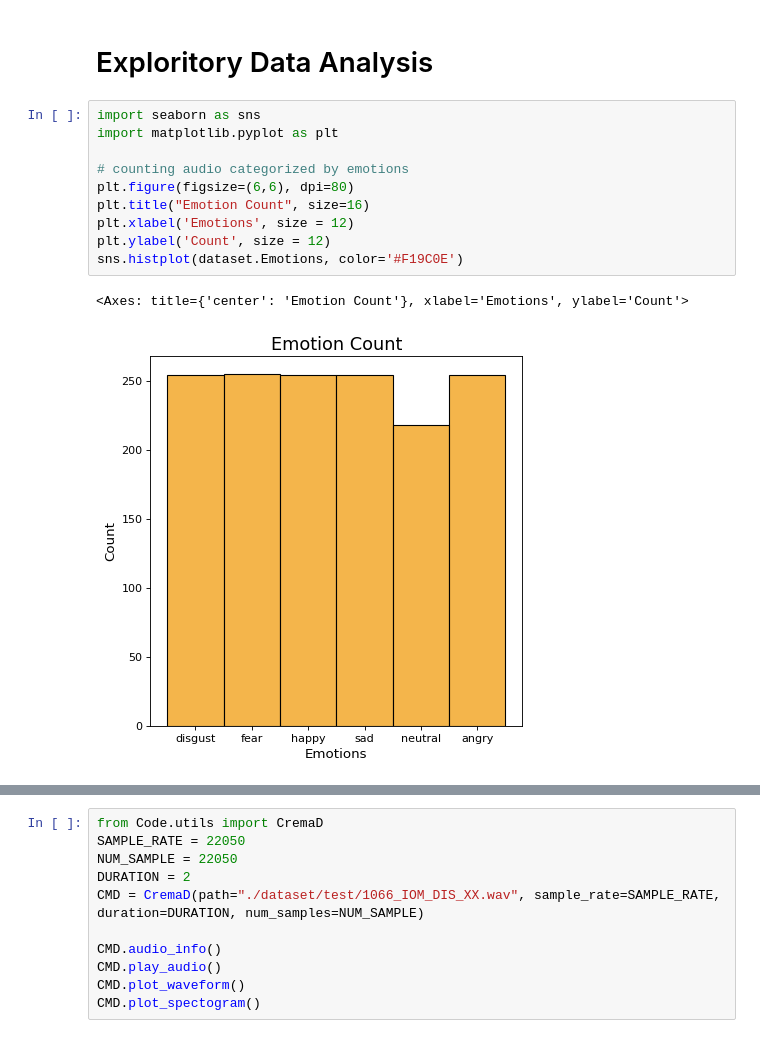
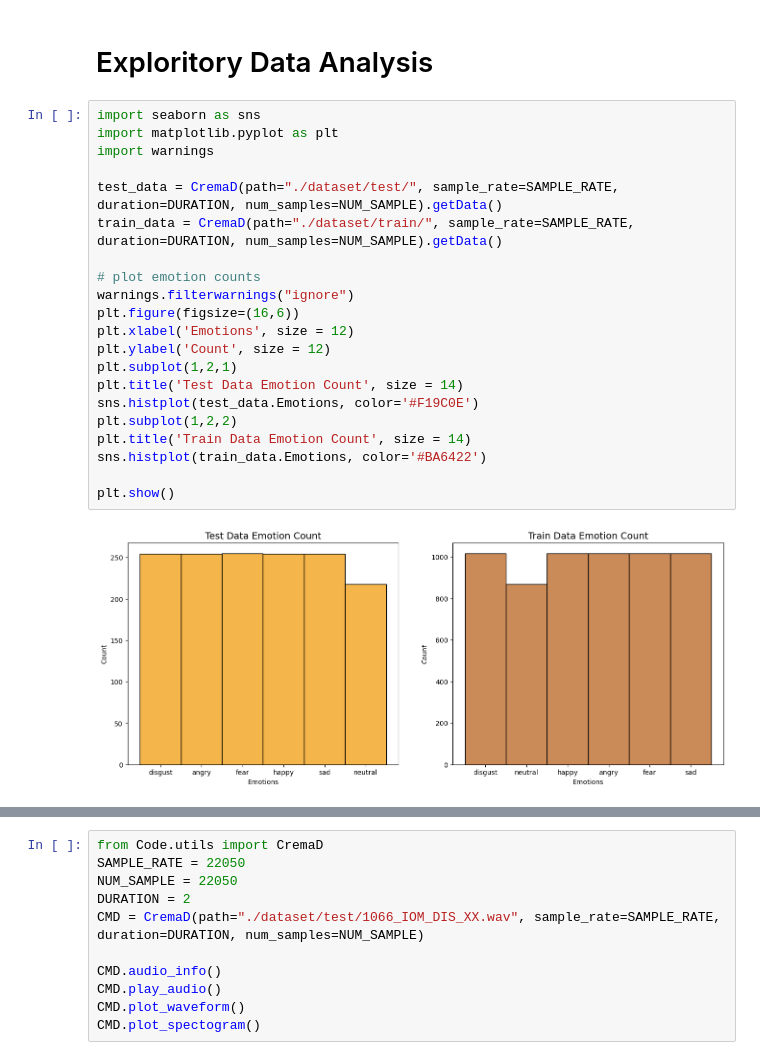
Before and after one commit to satria-ui/TugasAkhir2023, a Jupyter notebook: script/main.ipynb, the cells around one changed output, grey strips where cells are left out. Drawn from its saved outputs; the diff is of its cells as text.

```diff
--- a/script/main.ipynb
+++ b/script/main.ipynb
@@ -123,19 +125,29 @@ Moved 1009_IWW_FEA_XX.wav to ./dataset/train/
 Moved 1028_IOM_NEU_XX.wav to ./dataset/train/
 # %% [markdown]
 # Exploritory Data Analysis
-# %%
-import seaborn as sns
-import matplotlib.pyplot as plt
-
-# counting audio categorized by emotions
-plt.figure(figsize=(6,6), dpi=80)
-plt.title("Emotion Count", size=16)
-plt.xlabel('Emotions', size = 12)
-plt.ylabel('Count', size = 12)
-sns.histplot(dataset.Emotions, color='#F19C0E')
-# %% [output]
-<Axes: title={'center': 'Emotion Count'}, xlabel='Emotions', ylabel='Count'>
-[figure, removed]
+# %%
+import seaborn as sns
+import matplotlib.pyplot as plt
+import warnings
+
+test_data = CremaD(path="./dataset/test/", sample_rate=SAMPLE_RATE, duration=DURATION, num_samples=NUM_SAMPLE).getData()
+train_data = CremaD(path="./dataset/train/", sample_rate=SAMPLE_RATE, duration=DURATION, num_samples=NUM_SAMPLE).getData()
+
+# plot emotion counts
+warnings.filterwarnings("ignore")
+plt.figure(figsize=(16,6))
+plt.xlabel('Emotions', size = 12)
+plt.ylabel('Count', size = 12)
+plt.subplot(1,2,1)
+plt.title('Test Data Emotion Count', size = 14)
+sns.histplot(test_data.Emotions, color='#F19C0E')
+plt.subplot(1,2,2)
+plt.title('Train Data Emotion Count', size = 14)
+sns.histplot(train_data.Emotions, color='#BA6422')
+
+plt.show()
+# %% [output]
+[figure, added]
 # %%
 import pydub
 import os
```
Also changed, not shown: parts of 6 cells of this notebook, 4 other files.
